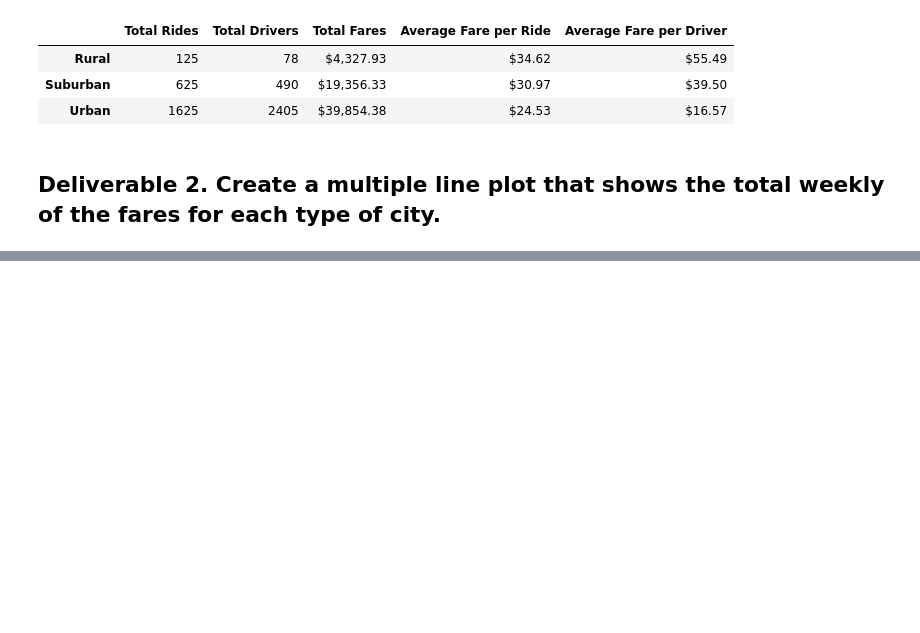
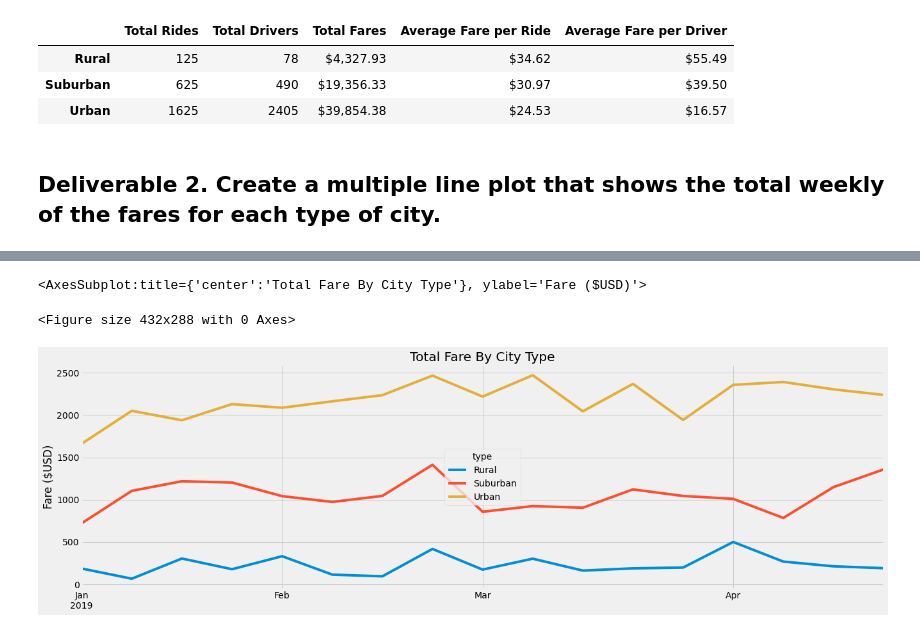
Before and after one commit to lavec0324/PyBer_Analysis, a Jupyter notebook: PyBer_Challenge_starter_code.ipynb, the cells around one changed output, grey strips where cells are left out. Cells and saved outputs as stored; diff of their text form; code cells hidden in the pictures; blank space fills up the shorter version.

```diff
--- a/PyBer_Challenge_starter_code.ipynb
+++ b/PyBer_Challenge_starter_code.ipynb
@@ -155,3 +191,5 @@ pyber_summary_df
 # %%
 # 4. Create a pivot table with the 'date' as the index, the columns ='type', and values='fare'
 # to get the total fares for each type of city by the date.
+sum_fares_by_date_pivot_df = sum_fares_by_date_df.pivot(index="date", columns="type", values="fare")
+sum_fares_by_date_pivot_df
@@ -158,2 +211,4 @@ pyber_summary_df
 # %%
 # 5. Create a new DataFrame from the pivot table DataFrame using loc on the given dates, '2019-01-01':'2019-04-29'.
+sum_fares_by_date_pivot_df = sum_fares_by_date_pivot_df.loc['2019-01-01':'2019-04-29']
+sum_fares_by_date_pivot_df
@@ -160,3 +230,4 @@ pyber_summary_df
 # %%
 # 6. Set the "date" index to datetime datatype. This is necessary to use the resample() method in Step 8.
-# df.index = pd.to_datetime(df.index)
+sum_fares_by_date_pivot_df.index = pd.to_datetime(sum_fares_by_date_pivot_df.index)
+sum_fares_by_date_pivot_df.index
@@ -165,2 +266,4 @@ pyber_summary_df
 # %%
-# 8. Create a new DataFrame using the "resample()" function by week 'W' and get the sum of the fares for each week.
+# 8a. Create a new DataFrame using the "resample()" function by week 'W' and get the sum of the fares for each week.
+sum_fares_by_date_pivot_df_week = sum_fares_by_date_pivot_df.resample("W").sum()
+sum_fares_by_date_pivot_df_week
@@ -167,7 +290,19 @@ pyber_summary_df
 # %%
-# 8. Using the object-oriented interface method, plot the resample DataFrame using the df.plot() function.
+# 8b. Using the object-oriented interface method, plot the resample DataFrame using the df.plot() function.
 
 # Import the style from Matplotlib.
 from matplotlib import style
+import matplotlib as mpl
+
 # Use the graph style fivethirtyeight.
 style.use('fivethirtyeight')
+fig = plt.figure()
+sum_fares_by_date_pivot_df_week.plot(kind="line",
+                                     figsize=(20, 6),
+                                     ylabel="Fare ($USD)",
+                                     xlabel="",
+                                     title="Total Fare By City Type")
+# %% [output]
+<AxesSubplot:title={'center':'Total Fare By City Type'}, ylabel='Fare ($USD)'>
+<Figure size 432x288 with 0 Axes>
+[figure, added]
```
Also changed, not shown: parts of 10 cells of this notebook, 1 other file.
